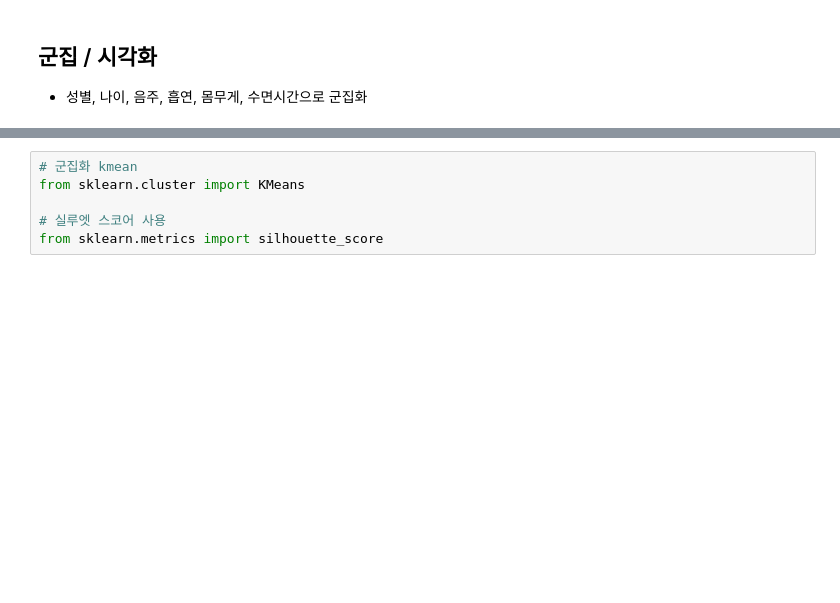
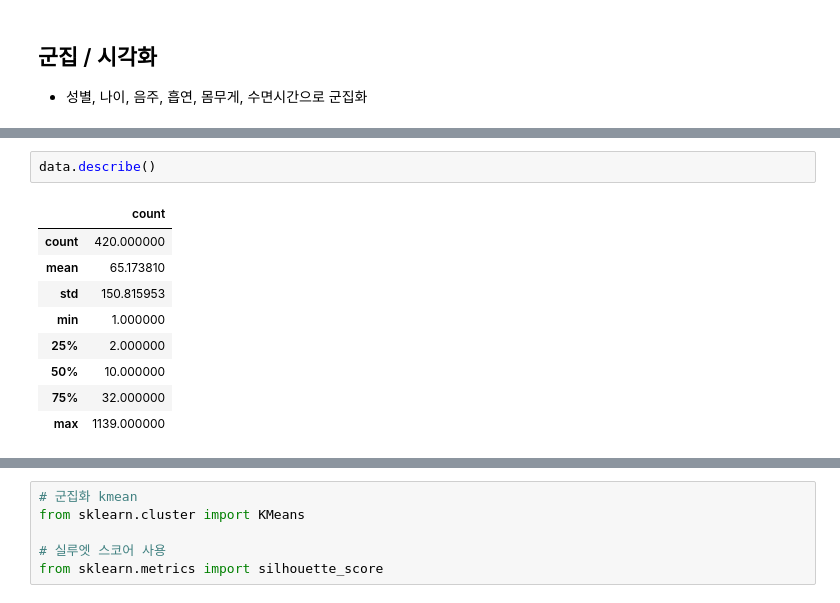
Before and after one commit to nohjuhyeon/healthcare_team, a Jupyter notebook: docs/yohan/Analysis/helth_analysis.ipynb, the cells around one changed output, grey strips where cells are left out. Saved outputs shown, nothing was run; the diff lists cells and outputs as text; blank space fills up the shorter version.

```diff
--- a/docs/yohan/Analysis/helth_analysis.ipynb
+++ b/docs/yohan/Analysis/helth_analysis.ipynb
@@ -249,0 +263,12 @@ df_imnotok
+# %%
+data.describe()
+# %% [output]
+|  | count |
+| count | 420.000000 |
+| mean | 65.173810 |
+| std | 150.815953 |
+| min | 1.000000 |
+| 25% | 2.000000 |
+| 50% | 10.000000 |
+| 75% | 32.000000 |
+| max | 1139.000000 |
```
Also changed, not shown: parts of 8 cells of this notebook.
